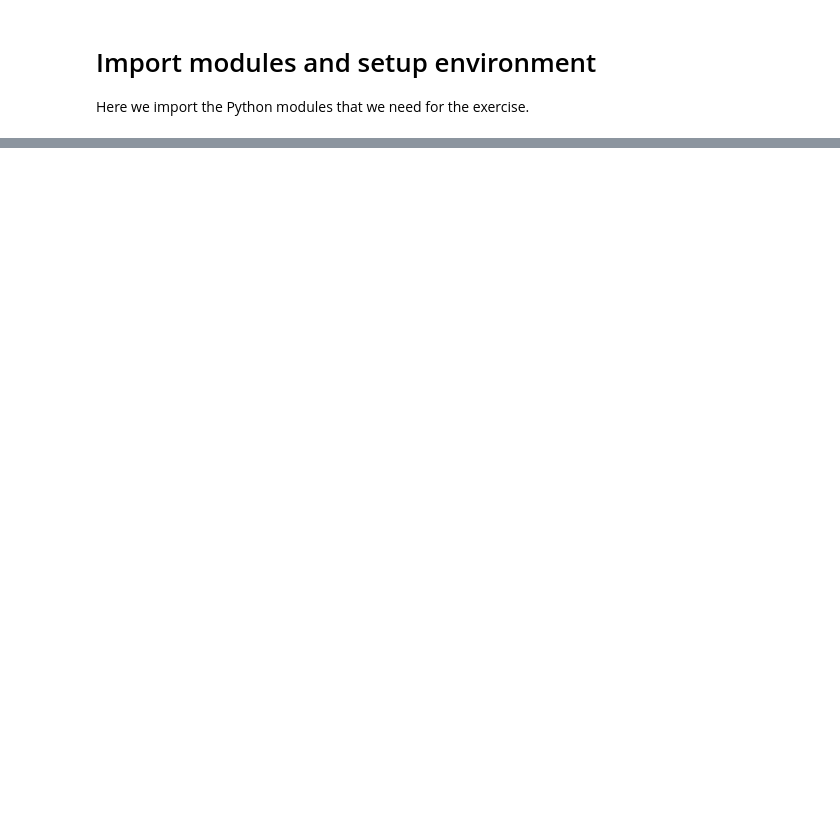
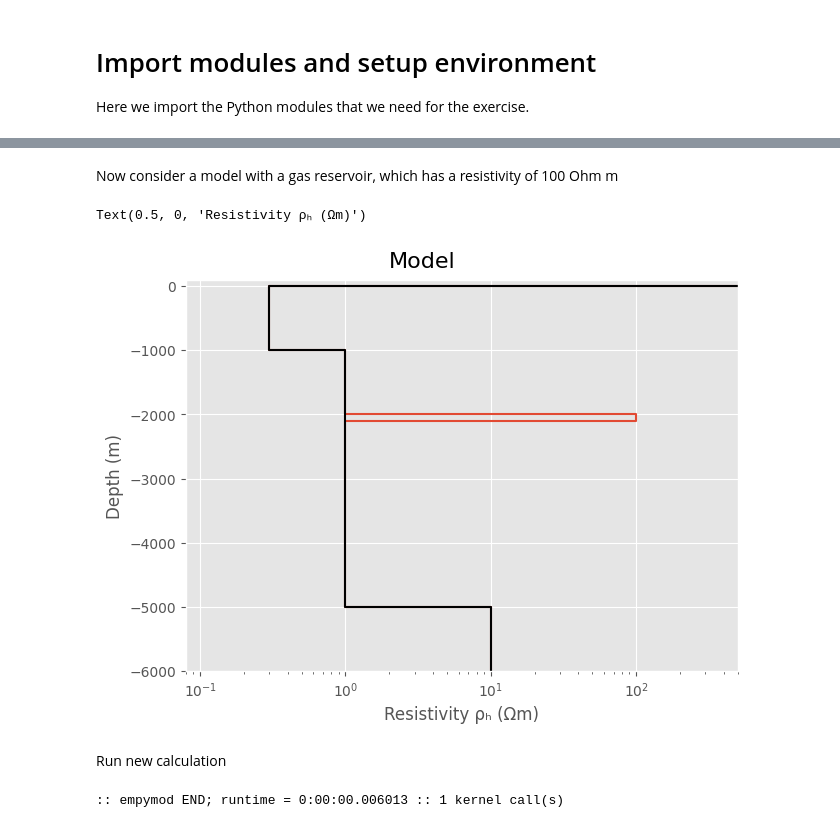
Before and after one commit to michpaulatto/AppliedGeophysicsExercises, a Jupyter notebook: Notebooks/6_csem.ipynb, the cells around one changed output, grey strips where cells are left out. Cells and saved outputs as stored; diff of their text form; code cells hidden in the pictures; blank space fills up the shorter version.

```diff
--- a/Notebooks/6_csem.ipynb
+++ b/Notebooks/6_csem.ipynb
@@ -91,3 +105,29 @@ dip_bg = empymod.bipole(res=res_bg, **inpdat)
+# %% [markdown]
+Now consider a model with a gas reservoir, which has a resistivity of 100 Ohm m
+# %%
+res_tg = [2e14, 0.3, 1, 100, 1, 10]    # Background resistivities in Ohm
+
+# Create figure
+fig, ax1 = plt.subplots(1, 1, constrained_layout=True, sharey=True)
+fig.suptitle("Model", fontsize=16)
+
+# Plot Resistivities
+ax1.semilogx(np.repeat(res_tg, 2), p_depth, 'C0')
+ax1.semilogx(np.repeat(res_bg, 2), p_depth, 'k')
+ax1.set_xlim([0.08, 500])
+ax1.set_ylim([-6000, 100])
+ax1.set_ylabel('Depth (m)')
+ax1.set_xlabel('Resistivity ρₕ (Ωm)')
+# %% [output]
+Text(0.5, 0, 'Resistivity ρₕ (Ωm)')
+[figure, added]
+# %% [markdown]
+Run new calculation
+# %%
+
+dip_tg = empymod.bipole(res=res_tg, **inpdat)
+# %% [output]
+:: empymod END; runtime = 0:00:00.006013 :: 1 kernel call(s)
 # %%
 fig, (ax1, ax2) = plt.subplots(2, 1, sharex=True, constrained_layout=True)
 
```
Also changed, not shown: parts of 13 cells of this notebook.
